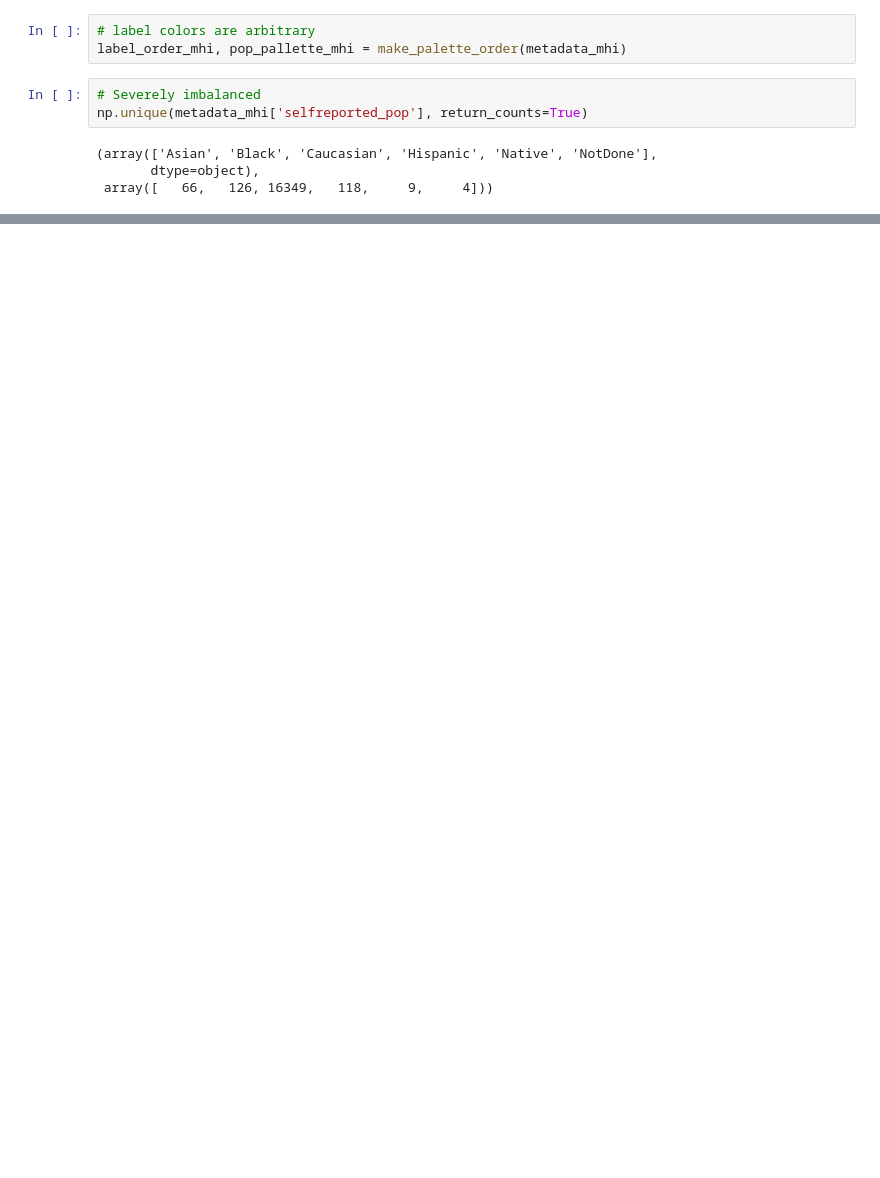
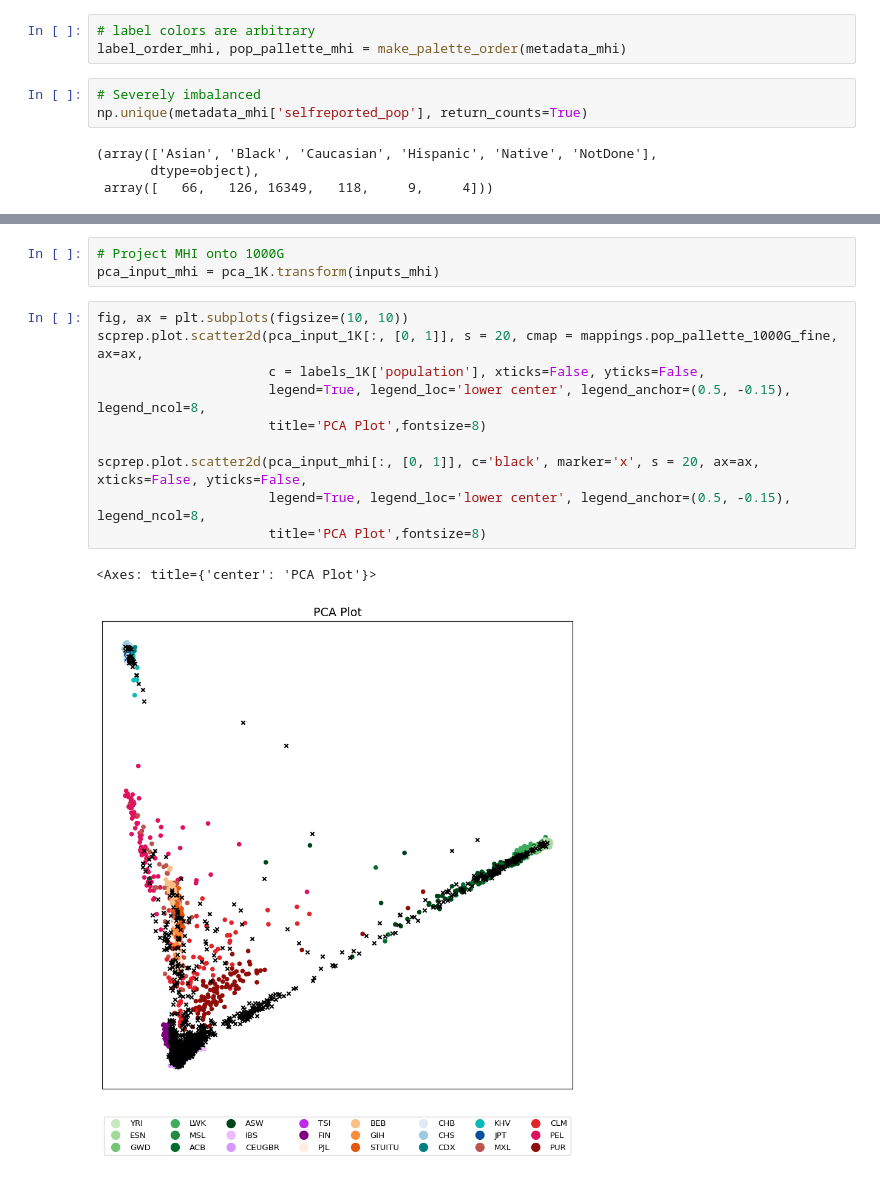
Before and after one commit to latent-reasoning-works/manylatents, a Jupyter notebook: notebooks/MHI/phate_MHI.ipynb, the cells around one changed output, grey strips where cells are left out. Cells and saved outputs as stored; diff of their text form; blank space fills up the shorter version.

```diff
--- a/notebooks/MHI/phate_MHI.ipynb
+++ b/notebooks/MHI/phate_MHI.ipynb
@@ -48,0 +111,16 @@ np.unique(metadata_mhi['selfreported_pop'], return_counts=True)
+# %%
+# Project MHI onto 1000G
+pca_input_mhi = pca_1K.transform(inputs_mhi)
+# %%
+fig, ax = plt.subplots(figsize=(10, 10))
+scprep.plot.scatter2d(pca_input_1K[:, [0, 1]], s = 20, cmap = mappings.pop_pallette_1000G_fine, ax=ax,
+                      c = labels_1K['population'], xticks=False, yticks=False,
+                      legend=True, legend_loc='lower center', legend_anchor=(0.5, -0.15), legend_ncol=8,
+                      title='PCA Plot',fontsize=8)
+
+scprep.plot.scatter2d(pca_input_mhi[:, [0, 1]], c='black', marker='x', s = 20, ax=ax, xticks=False, yticks=False,
+                      legend=True, legend_loc='lower center', legend_anchor=(0.5, -0.15), legend_ncol=8,
+                      title='PCA Plot',fontsize=8)
+# %% [output]
+<Axes: title={'center': 'PCA Plot'}>
+[figure, added]
```
Also changed, not shown: parts of 8 cells of this notebook, 2 other files.
